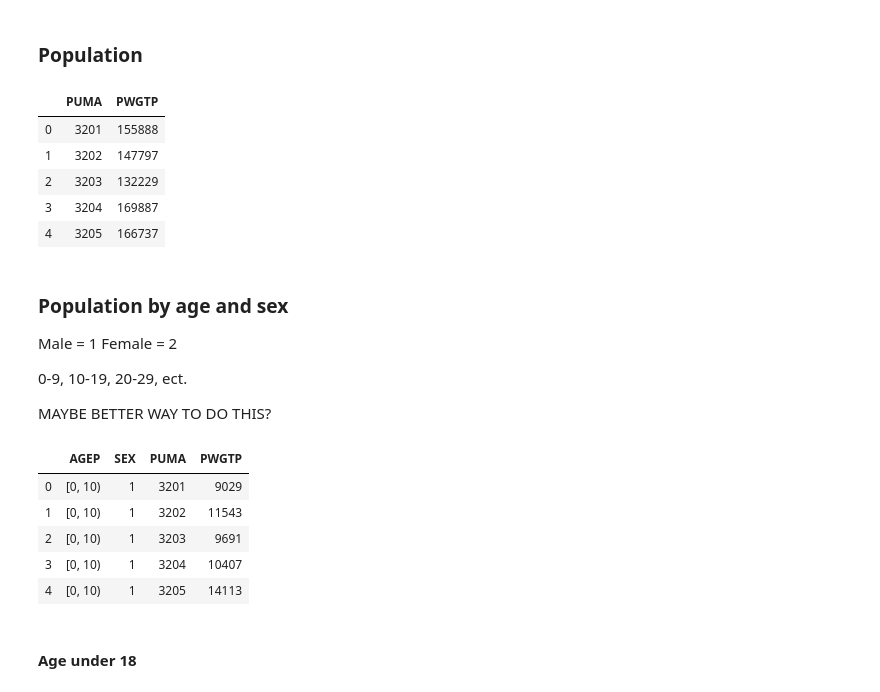
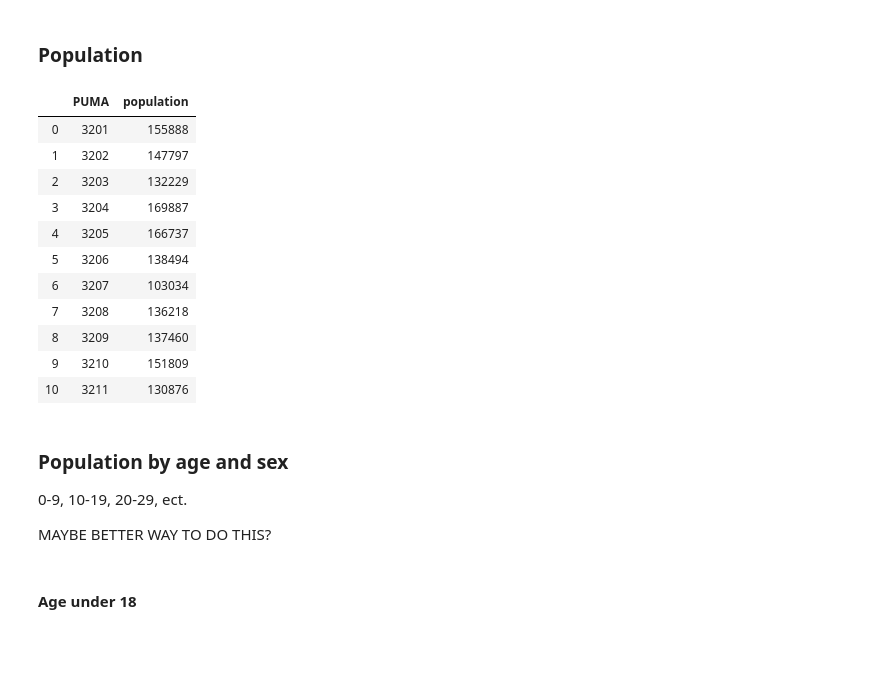
Before and after one commit to PhilaController/community-profiles, a Jupyter notebook: census_data_analysis.ipynb, the cells around one changed output. Cells and saved outputs as stored; diff of their text form; code cells hidden in the pictures; blank space fills up the shorter version.

```diff
--- a/census_data_analysis.ipynb
+++ b/census_data_analysis.ipynb
@@ -24,20 +24,25 @@ persons = cp_data.persons.get()
 ### Population
 # %%
 group = persons.groupby('PUMA')
-population = group['PWGTP'].sum().reset_index()
-population.head()
+pop = group['person_weight'].sum().reset_index().rename(columns = {'person_weight' : 'population'})
+population = pop['population']
-# %% [output]
-|  | PUMA | PWGTP |
-| 0 | 3201 | 155888 |
-| 1 | 3202 | 147797 |
-| 2 | 3203 | 132229 |
-| 3 | 3204 | 169887 |
-| 4 | 3205 | 166737 |
+# %%
+pop
+# %% [output]
+|  | PUMA | population |
+| 0 | 3201 | 155888 |
+| 1 | 3202 | 147797 |
+| 2 | 3203 | 132229 |
+| 3 | 3204 | 169887 |
+| 4 | 3205 | 166737 |
+| 5 | 3206 | 138494 |
+| 6 | 3207 | 103034 |
+| 7 | 3208 | 136218 |
+| 8 | 3209 | 137460 |
+| 9 | 3210 | 151809 |
+| 10 | 3211 | 130876 |
 # %% [markdown]
 ### Population by age and sex
-
-Male = 1
-Female = 2
 
 0-9, 10-19, 20-29, ect.
 
@@ -49,9 +49,0 @@ population_age_sex = group_sex['PWGTP'].sum().reset_index()
-# %%
-population_age_sex.head()
-# %% [output]
-|  | AGEP | SEX | PUMA | PWGTP |
-| 0 | [0, 10) | 1 | 3201 | 9029 |
-| 1 | [0, 10) | 1 | 3202 | 11543 |
-| 2 | [0, 10) | 1 | 3203 | 9691 |
-| 3 | [0, 10) | 1 | 3204 | 10407 |
-| 4 | [0, 10) | 1 | 3205 | 14113 |
```
Also changed, not shown: parts of 44 cells of this notebook, 2 other files.
